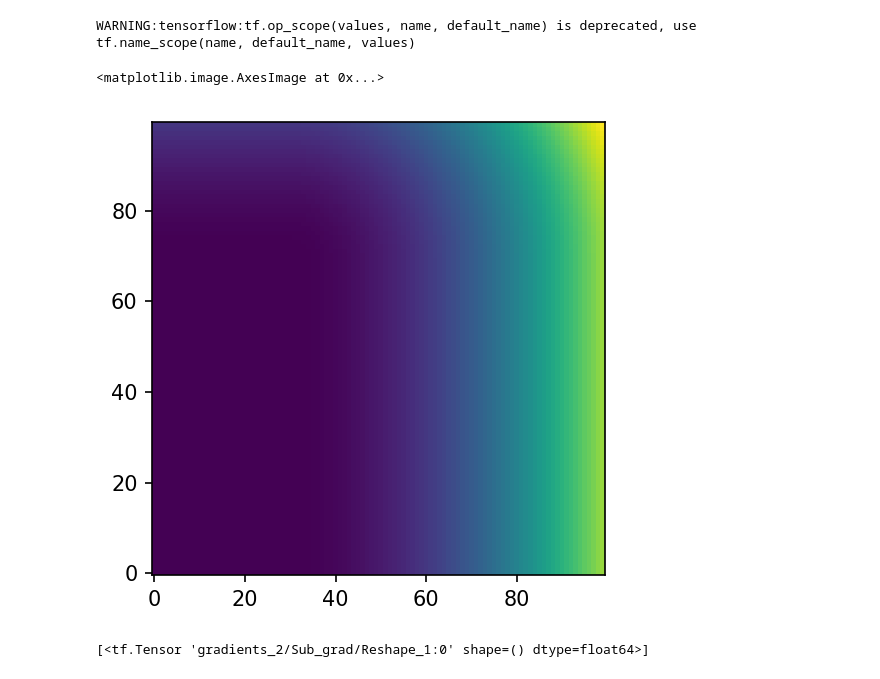
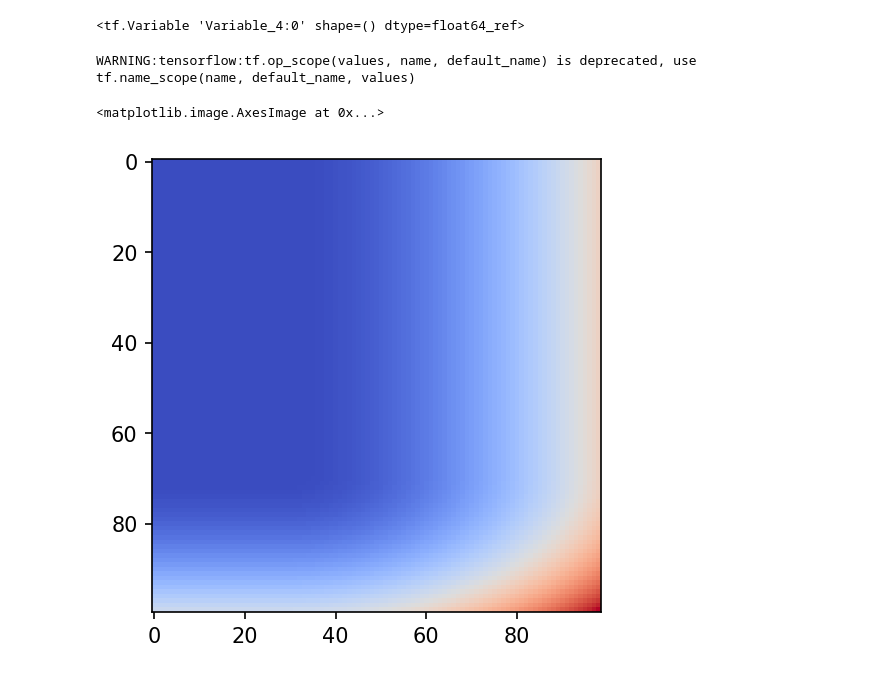
Before and after one commit to mirca/vaneska, a Jupyter notebook: interp_grad_demo.ipynb, the cells around one changed output. Saved outputs shown, nothing was run; the diff lists cells and outputs as text; code cells hidden in the pictures.

```diff
--- a/interp_grad_demo.ipynb
+++ b/interp_grad_demo.ipynb
@@ -10,7 +236,7 @@ rcParams["savefig.dpi"] = 150
 from vaneska.interpolate import ScipyRectBivariateSpline
 import tensorflow as tf
 # %%
-y, x = np.mgrid[0:10:1j*100, 0:10:1j*100]
+y, x = np.mgrid[0:10:1j*100, 0:7:1j*100]
 z = x ** 2 + y ** 2
 # %%
 interp = ScipyRectBivariateSpline(x[0], y[:, 0], z)
@@ -20,9 +250,12 @@ yc = tf.Variable(3., dtype=tf.float64)
+# %%
+xc
+# %% [output]
+<tf.Variable 'Variable_4:0' shape=() dtype=float64_ref>
 # %%
-xt = tf.constant(np.linspace(0., 10., 100), dtype=tf.float64)
-yt = tf.constant(np.linspace(0., 10., 100), dtype=tf.float64)
+xt = tf.Variable(np.linspace(0., 10., 100), dtype=tf.float64)
+yt = tf.Variable(np.linspace(0., 10., 99), dtype=tf.float64)
 # %%
-img = interp(tf.subtract(xt, xc),
-             tf.subtract(yt, yc))
+img = interp(xt - xc, yt - yc)
 # %% [output]
 WARNING:tensorflow:tf.op_scope(values, name, default_name) is deprecated, use tf.name_scope(name, default_name, values)
 # %%
@@ -30,8 +263,8 @@ sess = tf.Session()
 # %%
 sess.run(tf.global_variables_initializer())
 # %%
-plt.imshow(sess.run(img), origin='lower')
+plt.imshow(sess.run(img), cmap='coolwarm')
 # %% [output]
 <matplotlib.image.AxesImage at 0x...>
-[figure, old version]
+[figure, new version]
 # %%
@@ -39,5 +272 @@ grad = tf.gradients(img, xc)
-# %%
-grad
-# %% [output]
-[<tf.Tensor 'gradients_2/Sub_grad/Reshape_1:0' shape=() dtype=float64>]
 # %%
```
Also changed, not shown: parts of 47 cells of this notebook, 2 other files.
